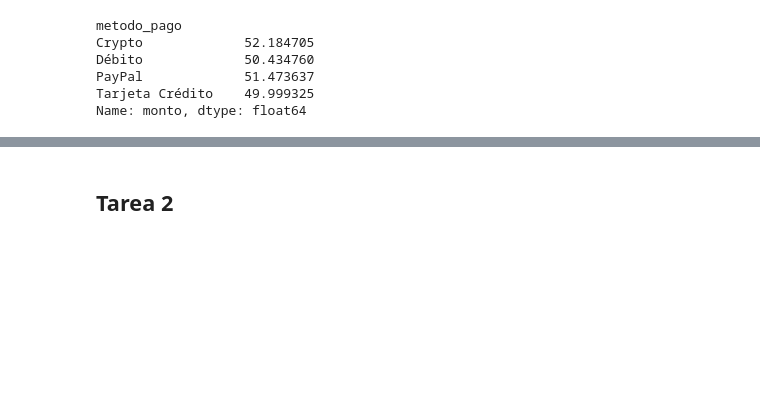
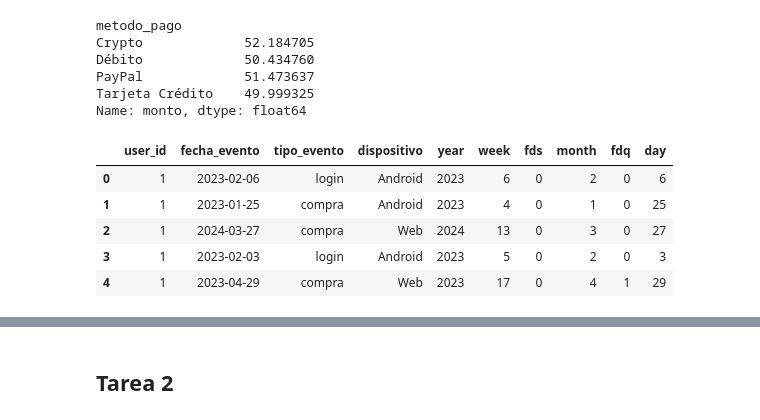
Before and after one commit to sagomeza1/pcun, a Jupyter notebook: nb.ipynb, the cells around one changed output, grey strips where cells are left out. Drawn from its saved outputs; the diff is of its cells as text; code cells hidden in the pictures; blank space fills up the shorter version.

```diff
--- a/nb.ipynb
+++ b/nb.ipynb
@@ -217,3 +221,12 @@ Débito             50.434760
 PayPal             51.473637
 Tarjeta Crédito    49.999325
 Name: monto, dtype: float64
+# %%
+eventos.head()
+# %% [output]
+|  | user_id | fecha_evento | tipo_evento | dispositivo | year | week | fds | month | fdq | day |
+| 0 | 1 | 2023-02-06 | login | Android | 2023 | 6 | 0 | 2 | 0 | 6 |
+| 1 | 1 | 2023-01-25 | compra | Android | 2023 | 4 | 0 | 1 | 0 | 25 |
+| 2 | 1 | 2024-03-27 | compra | Web | 2024 | 13 | 0 | 3 | 0 | 27 |
+| 3 | 1 | 2023-02-03 | login | Android | 2023 | 5 | 0 | 2 | 0 | 3 |
+| 4 | 1 | 2023-04-29 | compra | Web | 2023 | 17 | 0 | 4 | 1 | 29 |
```
Also changed, not shown: parts of 8 cells of this notebook.
